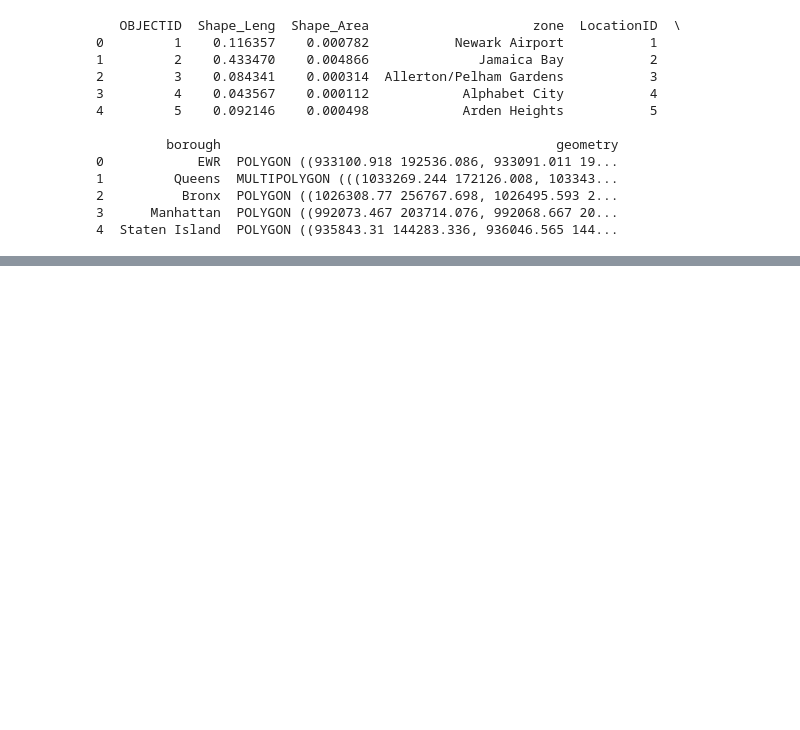
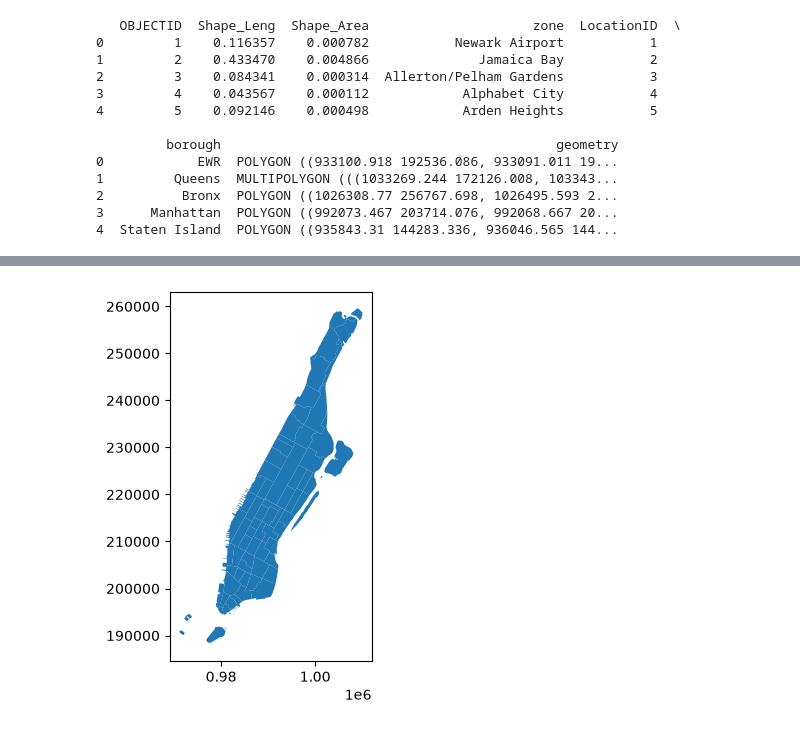
Before and after one commit to 84TommyJerry84/sl-2026-snowflake, a Jupyter notebook: carto_data.ipynb, the cells around one changed output, grey strips where cells are left out. Drawn from its saved outputs; the diff is of its cells as text; code cells hidden in the pictures; blank space fills up the shorter version.

```diff
--- a/carto_data.ipynb
+++ b/carto_data.ipynb
@@ -23,7 +25,7 @@ df.head(5)
 # %%
 import geopandas as gpd
 
-gdf=gpd.read_file("C:/Users/Utilisateur/Desktop/sl-2026-snowflake/data/taxi_zones/taxi_zones/taxi_zones.shp")
+gdf=gpd.read_file("data/taxi_zones/taxi_zones/taxi_zones.shp")
 
 print(gdf.head())
 # %% [output]
@@ -42,0 +56,4 @@ print(gdf.head())
+# %%
+manhattan = gdf[gdf["borough"] == "Manhattan"]
+
+print(manhattan.head(10))
@@ -42,0 +104,5 @@ print(gdf.head())
+# %%
+manhattan.plot()
+plt.show()
+# %% [output]
+[figure, added]
```
Also changed, not shown: parts of 24 cells of this notebook, 1 other file.
